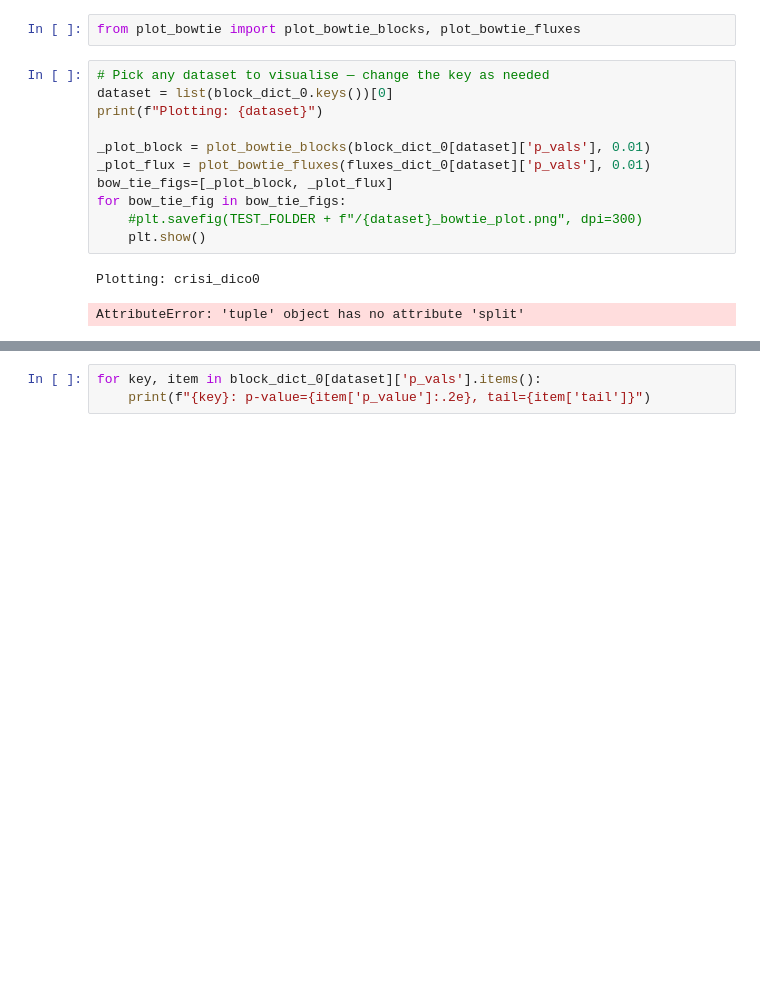
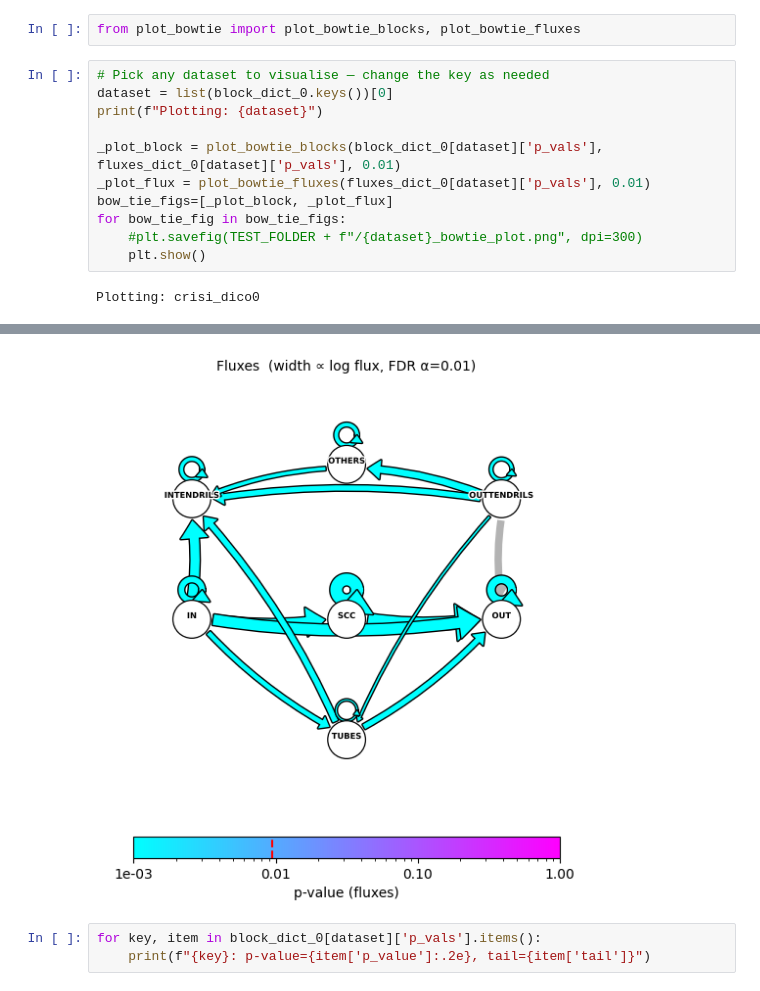
Before and after one commit to fabiosaracco/bowtie2, a Jupyter notebook: 0_2_bowtie_test.ipynb, the cells around one changed output, grey strips where cells are left out. Saved outputs shown, nothing was run; the diff lists cells and outputs as text; blank space fills up the shorter version.

```diff
--- a/0_2_bowtie_test.ipynb
+++ b/0_2_bowtie_test.ipynb
@@ -403,18 +403,18 @@ from plot_bowtie import plot_bowtie_blocks, plot_bowtie_fluxes
 # %%
 # Pick any dataset to visualise — change the key as needed
 dataset = list(block_dict_0.keys())[0]
 print(f"Plotting: {dataset}")
 
-_plot_block = plot_bowtie_blocks(block_dict_0[dataset]['p_vals'], 0.01)
+_plot_block = plot_bowtie_blocks(block_dict_0[dataset]['p_vals'], fluxes_dict_0[dataset]['p_vals'], 0.01)
 _plot_flux = plot_bowtie_fluxes(fluxes_dict_0[dataset]['p_vals'], 0.01)
 bow_tie_figs=[_plot_block, _plot_flux]
 for bow_tie_fig in bow_tie_figs:
     #plt.savefig(TEST_FOLDER + f"/{dataset}_bowtie_plot.png", dpi=300)
     plt.show()
 # %% [output]
 Plotting: crisi_dico0
-AttributeError: 'tuple' object has no attribute 'split'
 [figure]
+[figure, added]
 # %%
 for key, item in block_dict_0[dataset]['p_vals'].items():
     print(f"{key}: p-value={item['p_value']:.2e}, tail={item['tail']}")
```
Also changed, not shown: 1 other file.
